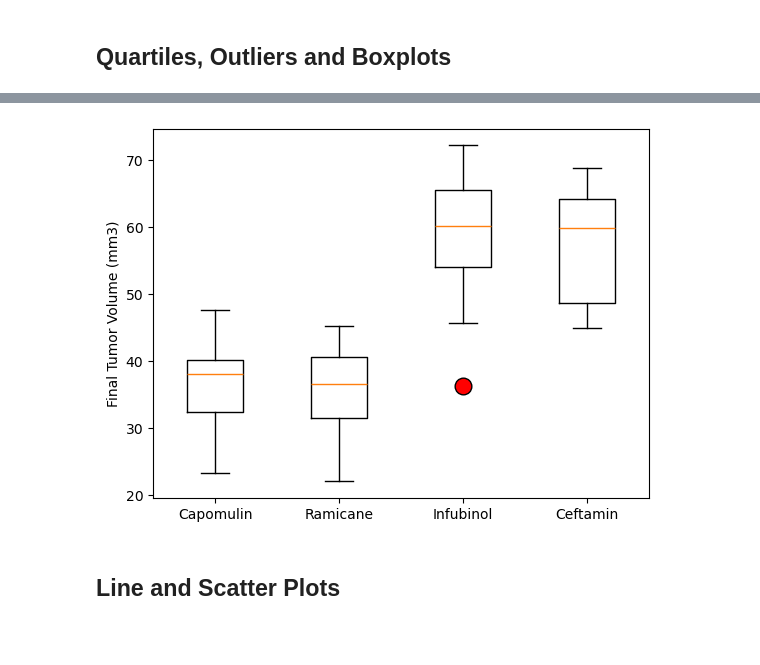
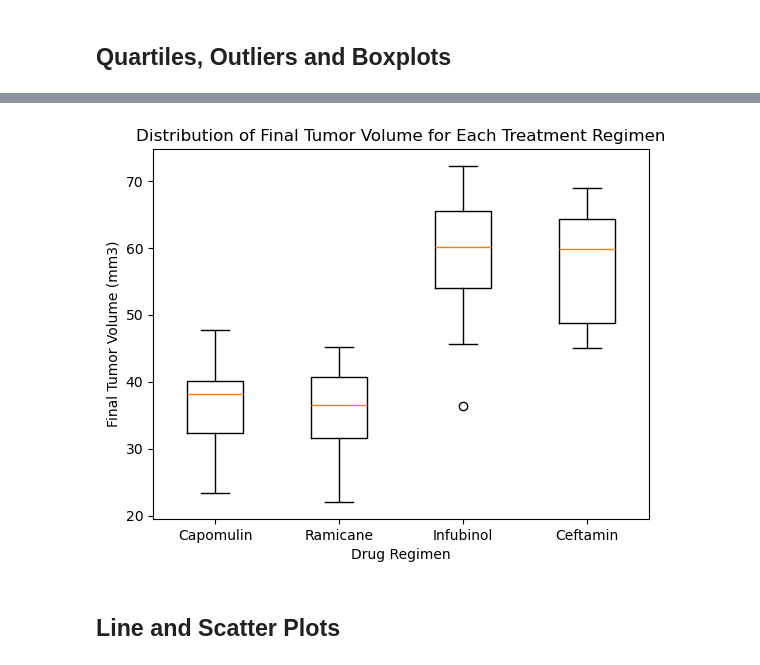
Before and after one commit to jmatts2307/matplotlib-Challenge, a Jupyter notebook: pymaceuticals_starter.ipynb, the cells around one changed output, grey strips where cells are left out. Drawn from its saved outputs; the diff is of its cells as text; code cells hidden in the pictures; blank space fills up the shorter version.

```diff
--- a/pymaceuticals_starter.ipynb
+++ b/pymaceuticals_starter.ipynb
@@ -183,8 +209,13 @@ summary_statistic_agg
 # %%
 # Calculate the final tumor volume of each mouse across four of the treatment regimens:
 # Capomulin, Ramicane, Infubinol, and Ceftamin
-
+#Grouped the rows to only include the ones that are sepcified in the 4 treatment regimens
+treatment_regimens = ["Capomulin", "Ramicane", "Infubinol", "Ceftamin"]
+filtered_data = clean_mouse_data[clean_mouse_data["Drug Regimen"].isin(treatment_regimens)]
 # Start by getting the last (greatest) timepoint for each mouse
-
+#Grouped the filtered data by ID, and got the maximum timepoint for each mouse which is the last
+#recorded observation, and the resetindex gives the result as dataframe and not an index
+last_timepoint = filtered_data.groupby("Mouse ID")["Timepoint"].max().reset_index()
 
 # Merge this group df with the original DataFrame to get the tumor volume at the last timepoint
+merged_data = pd.merge(last_timepoint, filtered_data, on=["Mouse ID", "Timepoint"])
@@ -213,0 +222,27 @@ Ceftamin's potential outliers: Series([], Name: Tumor Volume (mm3), dtype: float
+# %%
+# Put treatments into a list for for loop (and later for plot labels)
+treatments = ["Capomulin", "Ramicane", "Infubinol", "Ceftamin"]
+
+# Create empty list to fill with tumor vol data (for plotting)
+tumor_vol_data = []
+#looping through each treatment regimen, and locating rows that contain mice on each drug and getting tumor volumes
+for regimen in treatments:
+
+    # Locate the rows which contain mice on each drug and get the tumor volumes
+    regimen_data = merged_data[merged_data["Drug Regimen"] == regimen]["Tumor Volume (mm3)"]
+
+    # add subset
+    tumor_vol_data.append(regimen_data)
+# Calculate the IQR and quantitatively determine if there are any potential outliers.
+#Referenced back to an example we did in class to figure out quartiles Module 5.3 activity 2
+    quartiles = regimen_data.quantile([0.25, 0.5, 0.75])
+    lowerq = quartiles[0.25]
+    upperq = quartiles[0.75]
+    iqr = upperq - lowerq
+
+    # Determine outliers using upper and lower bounds
+    lower_bound = lowerq - (1.5 * iqr)
+    upper_bound = upperq + (1.5 * iqr)
+    outliers = regimen_data[(regimen_data < lower_bound) | (regimen_data > upper_bound)]
+
+    print(f"{regimen}'s potential outliers: {outliers}")
@@ -214,6 +255,13 @@ Ceftamin's potential outliers: Series([], Name: Tumor Volume (mm3), dtype: float
 # %%
 # Generate a box plot that shows the distribution of the tumor volume for each treatment group.
+plt.boxplot(tumor_vol_data, labels=treatments, patch_artist=False)
+
+plt.title("Distribution of Final Tumor Volume for Each Treatment Regimen")
+plt.xlabel("Drug Regimen")
+plt.ylabel("Final Tumor Volume (mm3)")
+
+plt.show()
 # %% [output]
-[figure, old version]
+[figure, new version]
 # %% [markdown]
 ## Line and Scatter Plots
```
Also changed, not shown: parts of 13 cells of this notebook.
